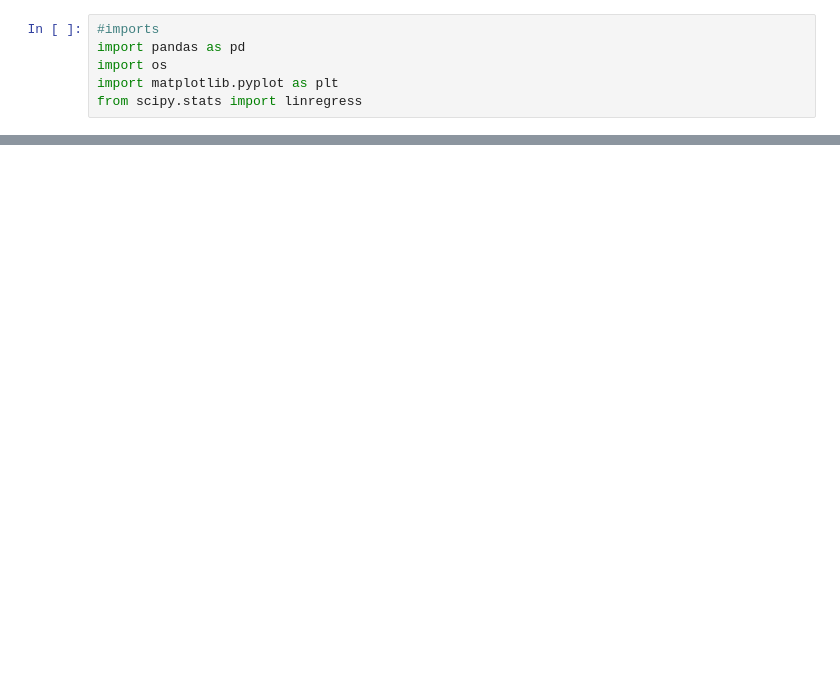
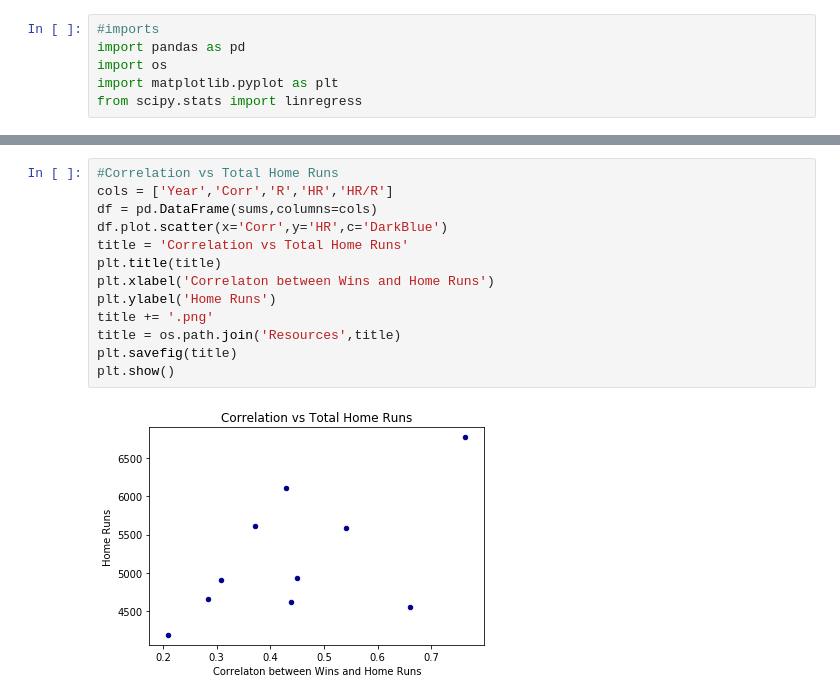
Before and after one commit to trent654321/Sports-Data-Analysis, a Jupyter notebook: baseball_analysis.ipynb, the cells around one changed output, grey strips where cells are left out. Drawn from its saved outputs; the diff is of its cells as text; blank space fills up the shorter version.

```diff
--- a/baseball_analysis.ipynb
+++ b/baseball_analysis.ipynb
@@ -70,0 +111,15 @@ dct
+# %%
+#Correlation vs Total Home Runs
+cols = ['Year','Corr','R','HR','HR/R']
+df = pd.DataFrame(sums,columns=cols)
+df.plot.scatter(x='Corr',y='HR',c='DarkBlue')
+title = 'Correlation vs Total Home Runs'
+plt.title(title)
+plt.xlabel('Correlaton between Wins and Home Runs')
+plt.ylabel('Home Runs')
+title += '.png'
+title = os.path.join('Resources',title)
+plt.savefig(title)
+plt.show()
+# %% [output]
+[figure, added]
```
Also changed, not shown: parts of 16 cells of this notebook, 13 other files.
